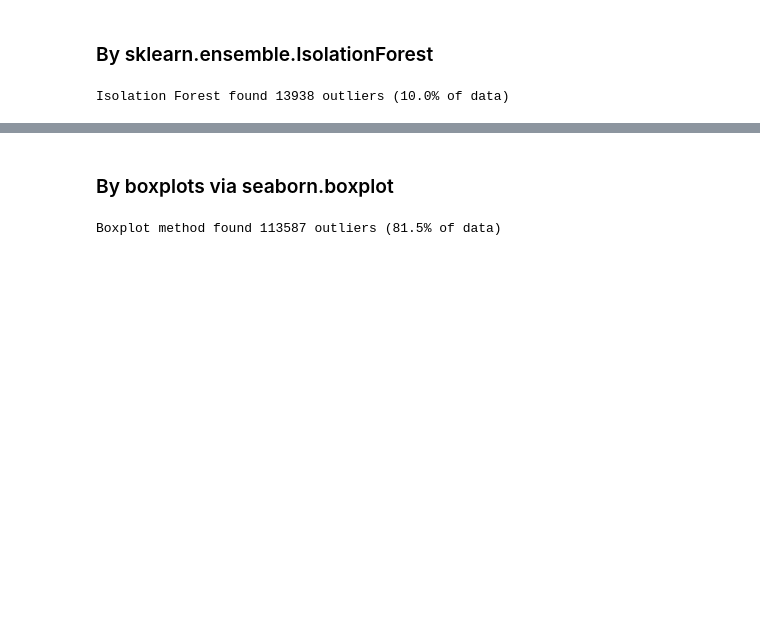
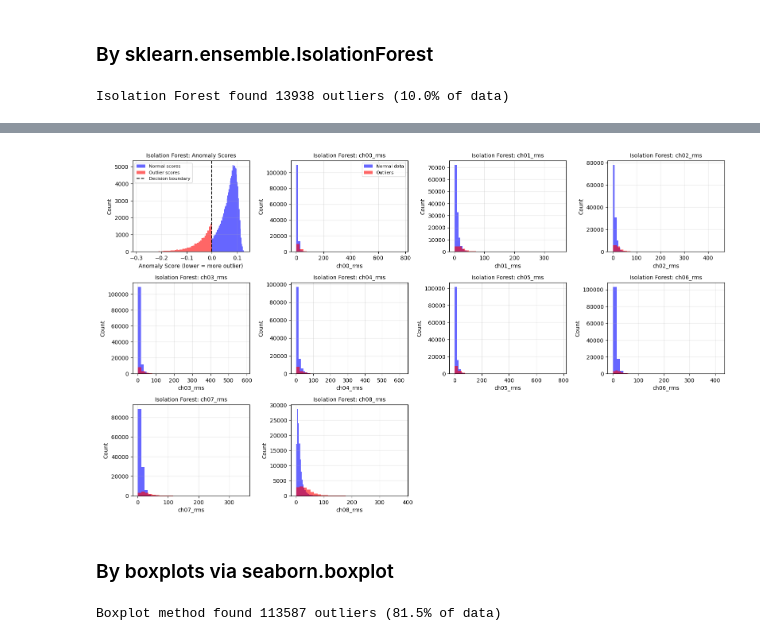
Before and after one commit to Erdos-Projects/fall-2025-gesture-recognition, a Jupyter notebook: notebooks/eda_DRAFT.ipynb, the cells around one changed output, grey strips where cells are left out. Cells and saved outputs as stored; diff of their text form; code cells hidden in the pictures; blank space fills up the shorter version.

```diff
--- a/notebooks/eda_DRAFT.ipynb
+++ b/notebooks/eda_DRAFT.ipynb
@@ -442,3 +452,73 @@ plt.show()
+# %%
+# Get anomaly scores and create plots with toggle functionality
+
+# TOGGLE SETTINGS - Change these values as needed:
+NUM_PLOTS = 9  # Options: 4, 9, 16, 25, 'all', etc.
+
+# Determine how many features to plot (excluding anomaly score plot)
+if NUM_PLOTS == 'all':
+    features_to_plot_iso = feature_cols
+    num_features = len(features_to_plot_iso)
+else:
+    num_features = min(NUM_PLOTS, len(feature_cols))
+    features_to_plot_iso = feature_cols[:num_features]
+
+# Grid calculation
+import math
+total_plots = num_features + 1  # Add 1 for the anomaly score plot
+grid_size = math.ceil(math.sqrt(total_plots))  # Square root and round up
+nrows, ncols = grid_size, grid_size  # Square grid
+
+# Adjust figure size based on grid dimensions
+fig_width = max(12, ncols * 4)   # Scale with columns
+fig_height = max(8, nrows * 3)   # Scale with rows
+
+# Create subplot grid
+fig, axes = plt.subplots(nrows, ncols, figsize=(fig_width, fig_height))
+axes = axes.flatten()
+
+# Plot 1: Histogram of anomaly scores (always first plot)
+axes[0].hist(iso_scores[~iso_outlier_rows], bins=50, color='blue', alpha=0.6, label='Normal scores')
+axes[0].hist(iso_scores[iso_outlier_rows], bins=50, color='red', alpha=0.6, label='Outlier scores')
+axes[0].axvline(x=0, color='black', linestyle='--', label='Decision boundary')
+axes[0].set_title('Isolation Forest: Anomaly Scores', fontsize=10)
+axes[0].set_xlabel('Anomaly Score (lower = more outlier)')
+axes[0].set_ylabel('Count')
+axes[0].legend(fontsize=8)
+axes[0].grid(True, alpha=0.3)
+
+# Plot remaining features
+for i, feature in enumerate(features_to_plot_iso):
+    plot_index = i + 1  # Start from index 1 (index 0 is anomaly scores)
+
+    if plot_index >= len(axes):  # Safety check
+        break
+
+    # Get normal and outlier data for this feature
+    normal_data = X_data.loc[~iso_outlier_rows, feature]
+    outlier_data = X_data.loc[iso_outlier_rows, feature]
+
+    # Create histograms to show the distribution
+    axes[plot_index].hist(normal_data, bins=30, color='blue', alpha=0.6, label='Normal data')
+    axes[plot_index].hist(outlier_data, bins=30, color='red', alpha=0.6, label='Outliers')
+
+    axes[plot_index].set_title(f'Isolation Forest: {feature}', fontsize=10)
+    axes[plot_index].set_xlabel(feature)
+    axes[plot_index].set_ylabel('Count')
+    axes[plot_index].grid(True, alpha=0.3)
+
+    # Add legend to first feature plot only to avoid clutter
+    if i == 0:
+        axes[plot_index].legend(fontsize=8)
+
+# Hide any unused subplots
+for i in range(total_plots, len(axes)):
+    axes[i].set_visible(False)
+
+plt.tight_layout()
+plt.show()
+# %% [output]
+[figure, added]
 # %% [markdown]
 ### By boxplots via seaborn.boxplot
 # %%
```
Also changed, not shown: parts of 18 cells of this notebook.
